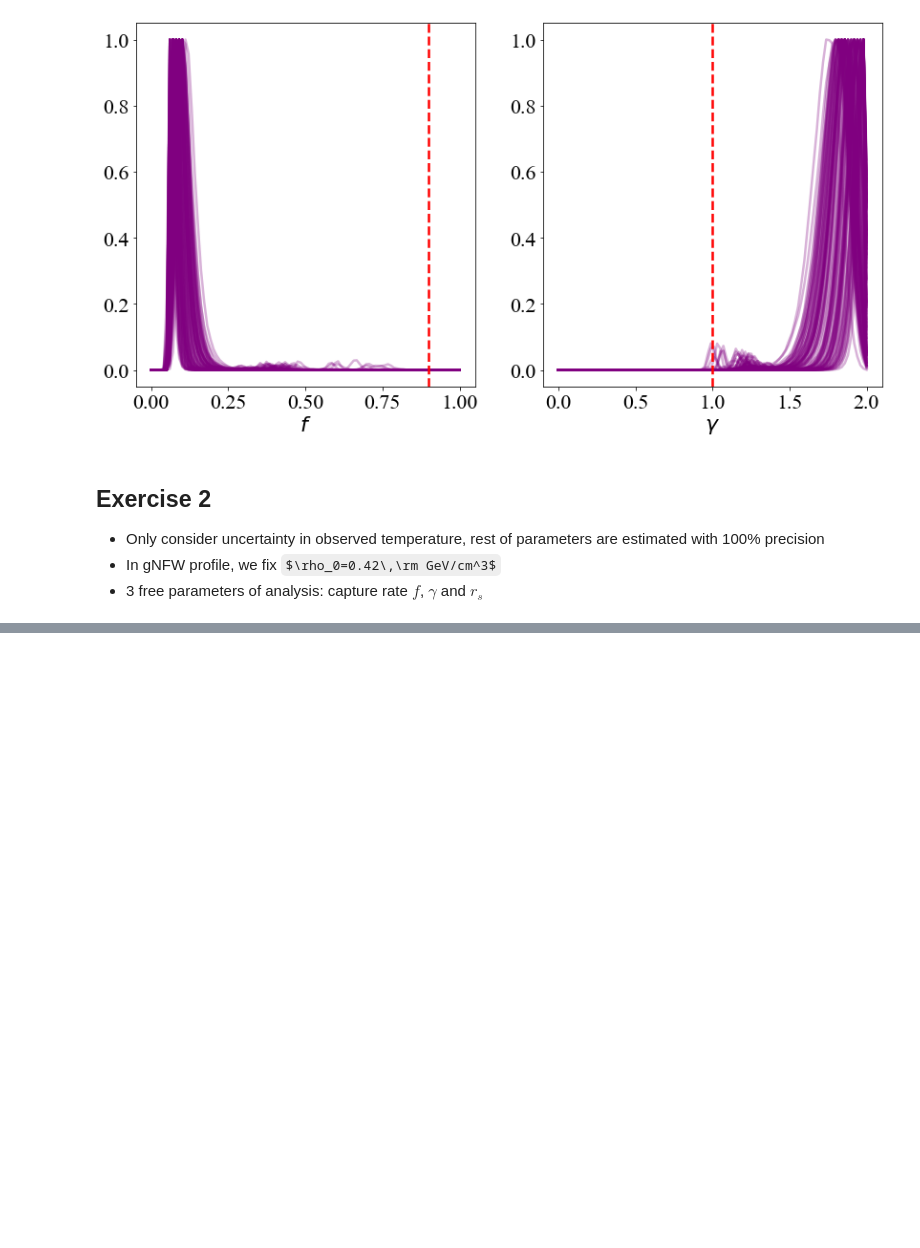
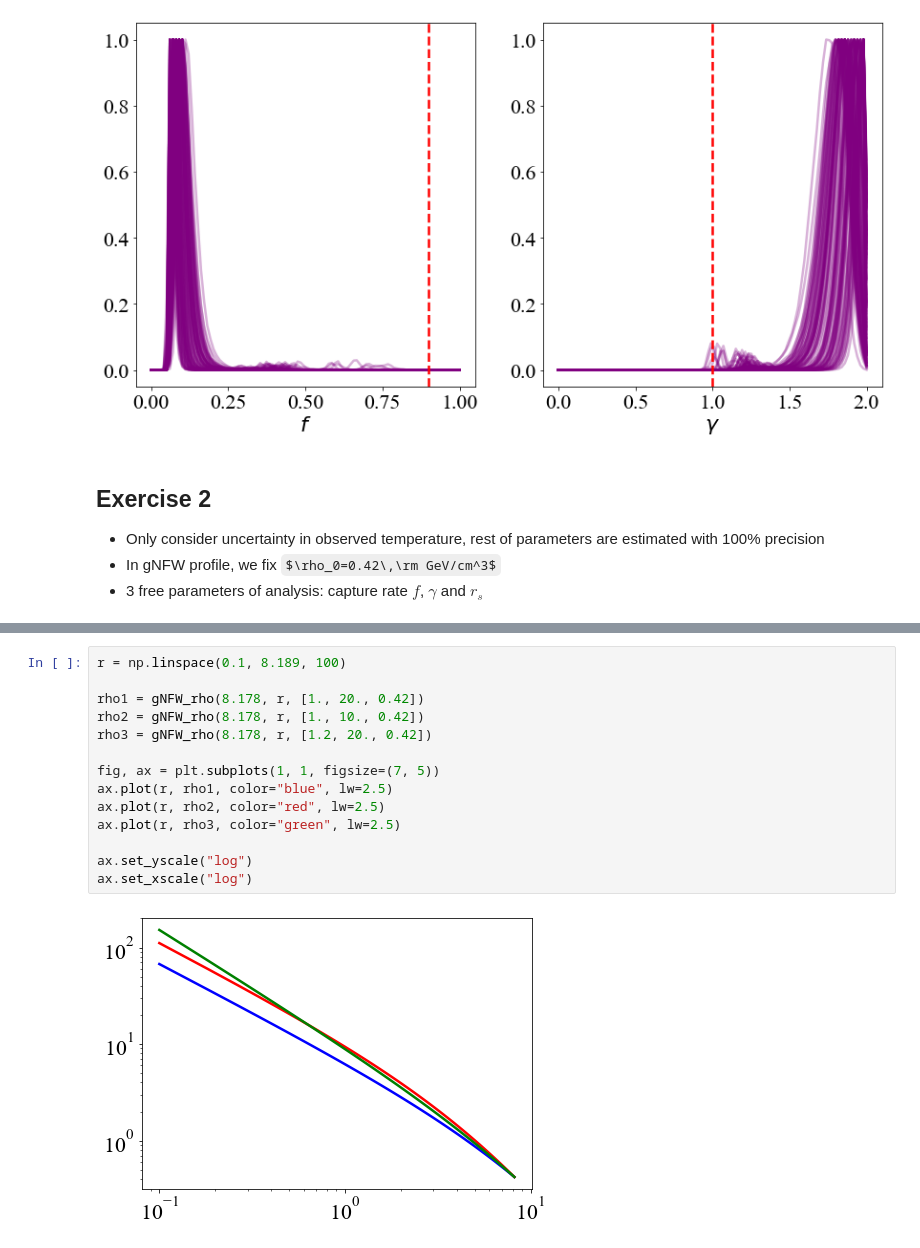
Before and after one commit to SvPoder/exoplanets, a Jupyter notebook: jupyter-notebook/reconstructed_DM.ipynb, the cells around one changed output, grey strips where cells are left out. Cells and saved outputs as stored; diff of their text form; some formulas as TeX source; blank space fills up the shorter version.

```diff
--- a/jupyter-notebook/reconstructed_DM.ipynb
+++ b/jupyter-notebook/reconstructed_DM.ipynb
@@ -562,0 +567,16 @@ Text(0.5, 0, '$\\gamma$')
+# %%
+r = np.linspace(0.1, 8.189, 100)
+
+rho1 = gNFW_rho(8.178, r, [1., 20., 0.42])
+rho2 = gNFW_rho(8.178, r, [1., 10., 0.42])
+rho3 = gNFW_rho(8.178, r, [1.2, 20., 0.42])
+
+fig, ax = plt.subplots(1, 1, figsize=(7, 5))
+ax.plot(r, rho1, color="blue", lw=2.5)
+ax.plot(r, rho2, color="red", lw=2.5)
+ax.plot(r, rho3, color="green", lw=2.5)
+
+ax.set_yscale("log")
+ax.set_xscale("log")
+# %% [output]
+[figure, added]
```
Also changed, not shown: parts of 7 cells of this notebook, 1 other file.
